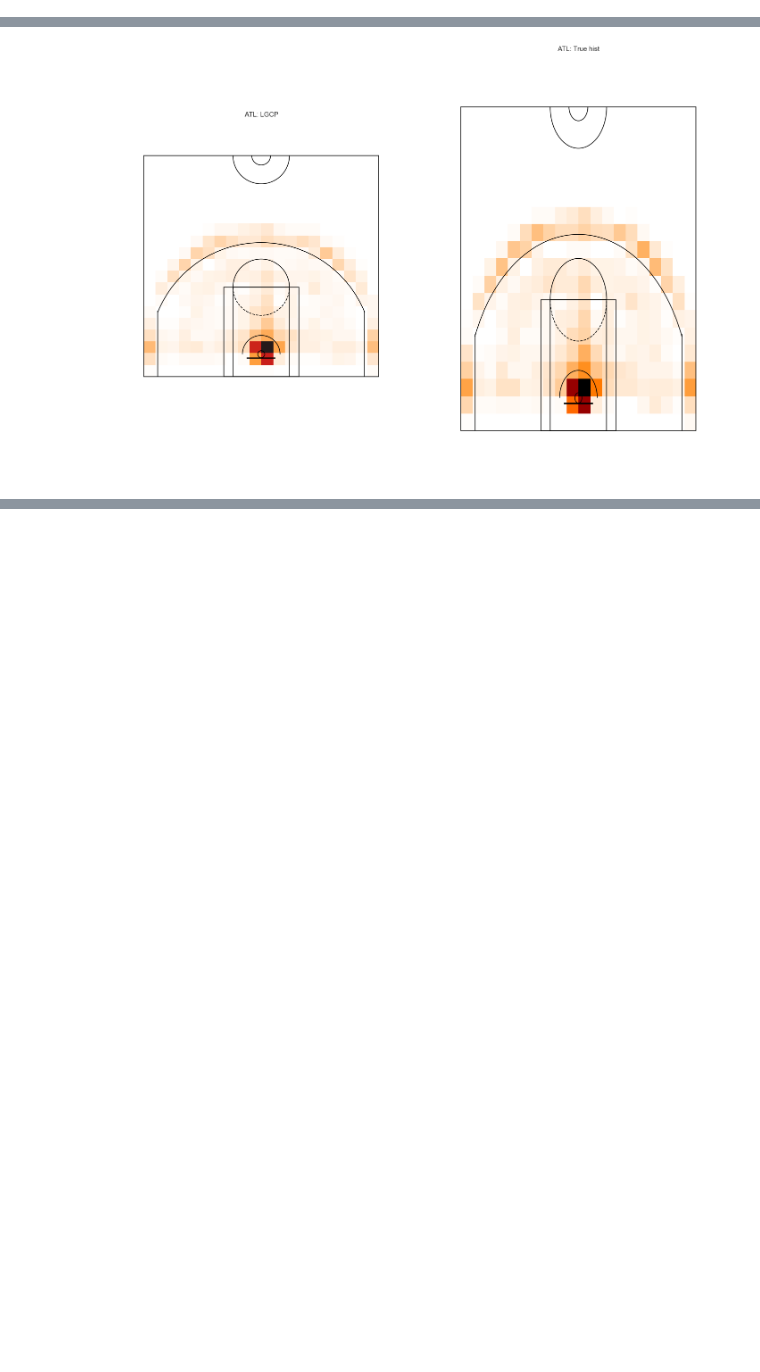
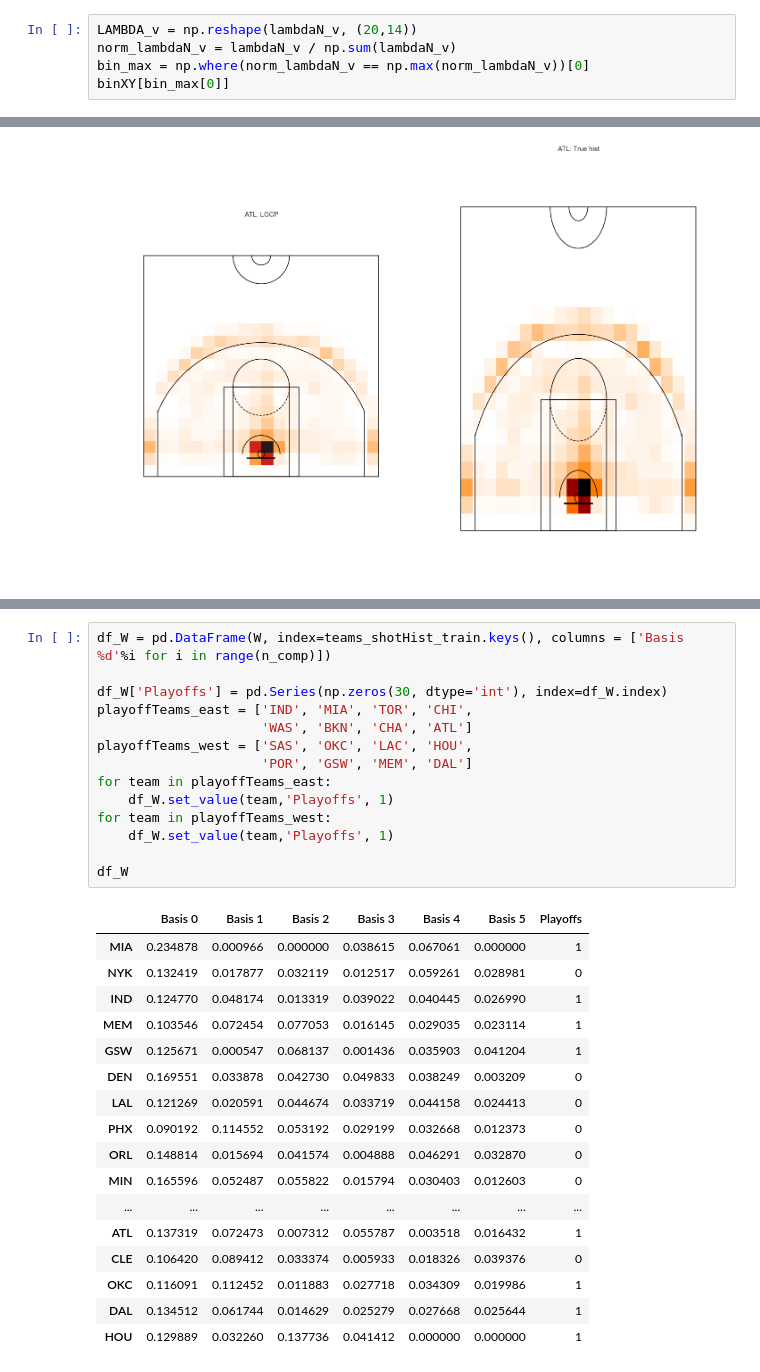
Before and after one commit to geoffpoon/nba_shot_chart, a Jupyter notebook: scripts/init_EDA.ipynb, the cells around one changed output, grey strips where cells are left out. Saved outputs shown, nothing was run; the diff lists cells and outputs as text; blank space fills up the shorter version.

```diff
--- a/scripts/init_EDA.ipynb
+++ b/scripts/init_EDA.ipynb
@@ -385,0 +385,5 @@ LAMBDA_v = np.reshape(lambda_v, (20,14))
+# %%
+LAMBDA_v = np.reshape(lambdaN_v, (20,14))
+norm_lambdaN_v = lambdaN_v / np.sum(lambdaN_v)
+bin_max = np.where(norm_lambdaN_v == np.max(norm_lambdaN_v))[0]
+binXY[bin_max[0]]
@@ -422,0 +511,32 @@ plt.show()
+# %%
+df_W = pd.DataFrame(W, index=teams_shotHist_train.keys(), columns = ['Basis %d'%i for i in range(n_comp)])
+
+df_W['Playoffs'] = pd.Series(np.zeros(30, dtype='int'), index=df_W.index)
+playoffTeams_east = ['IND', 'MIA', 'TOR', 'CHI',
+                     'WAS', 'BKN', 'CHA', 'ATL']
+playoffTeams_west = ['SAS', 'OKC', 'LAC', 'HOU',
+                     'POR', 'GSW', 'MEM', 'DAL']
+for team in playoffTeams_east:
+    df_W.set_value(team,'Playoffs', 1)
+for team in playoffTeams_west:
+    df_W.set_value(team,'Playoffs', 1)
+
+df_W
+# %% [output]
+|  | Basis 0 | Basis 1 | Basis 2 | Basis 3 | Basis 4 | Basis 5 | Playoffs |
+| MIA | 0.234878 | 0.000966 | 0.000000 | 0.038615 | 0.067061 | 0.000000 | 1 |
+| NYK | 0.132419 | 0.017877 | 0.032119 | 0.012517 | 0.059261 | 0.028981 | 0 |
+| IND | 0.124770 | 0.048174 | 0.013319 | 0.039022 | 0.040445 | 0.026990 | 1 |
+| MEM | 0.103546 | 0.072454 | 0.077053 | 0.016145 | 0.029035 | 0.023114 | 1 |
+| GSW | 0.125671 | 0.000547 | 0.068137 | 0.001436 | 0.035903 | 0.041204 | 1 |
+| DEN | 0.169551 | 0.033878 | 0.042730 | 0.049833 | 0.038249 | 0.003209 | 0 |
+| LAL | 0.121269 | 0.020591 | 0.044674 | 0.033719 | 0.044158 | 0.024413 | 0 |
+| PHX | 0.090192 | 0.114552 | 0.053192 | 0.029199 | 0.032668 | 0.012373 | 0 |
+| ORL | 0.148814 | 0.015694 | 0.041574 | 0.004888 | 0.046291 | 0.032870 | 0 |
+| MIN | 0.165596 | 0.052487 | 0.055822 | 0.015794 | 0.030403 | 0.012603 | 0 |
+| ... | ... | ... | ... | ... | ... | ... | ... |
+| ATL | 0.137319 | 0.072473 | 0.007312 | 0.055787 | 0.003518 | 0.016432 | 1 |
+| CLE | 0.106420 | 0.089412 | 0.033374 | 0.005933 | 0.018326 | 0.039376 | 0 |
+| OKC | 0.116091 | 0.112452 | 0.011883 | 0.027718 | 0.034309 | 0.019986 | 1 |
+| DAL | 0.134512 | 0.061744 | 0.014629 | 0.025279 | 0.027668 | 0.025644 | 1 |
+| HOU | 0.129889 | 0.032260 | 0.137736 | 0.041412 | 0.000000 | 0.000000 | 1 |
```
Also changed, not shown: parts of 11 cells of this notebook.
